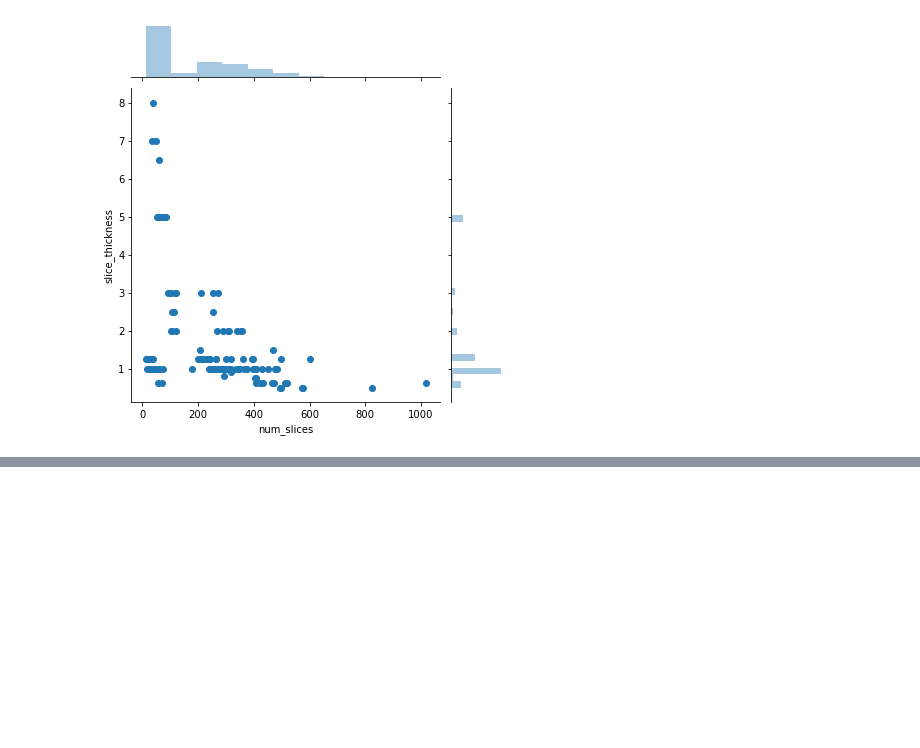
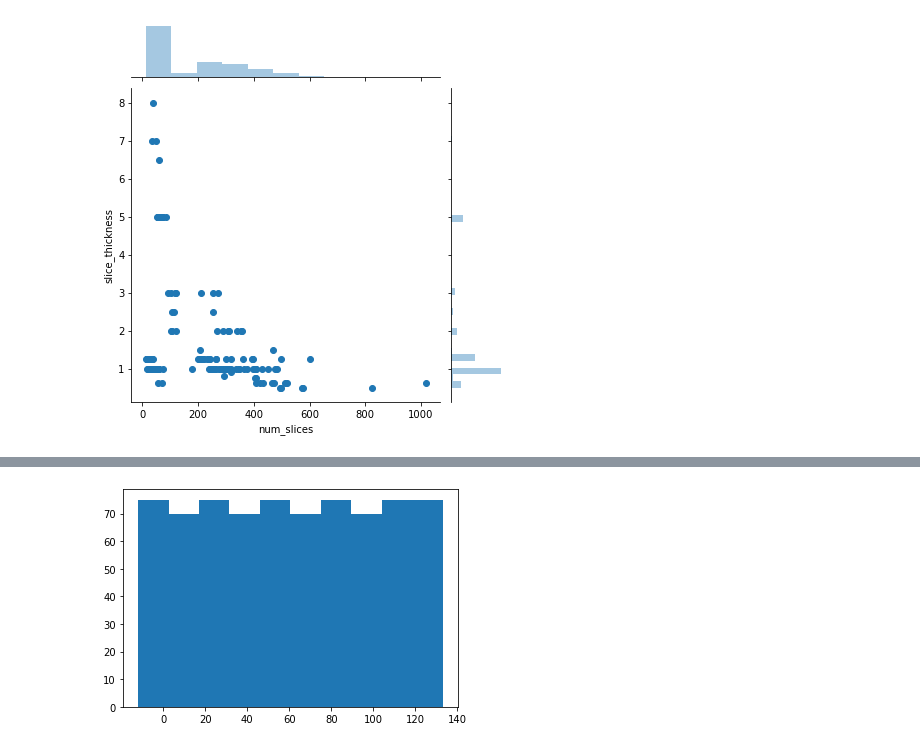
Before and after one commit to alibabaz/kaggle_osic_pulmonary_fibrosis, a Jupyter notebook: eda_viz_expo.ipynb, the cells around one changed output, grey strips where cells are left out. Saved outputs shown, nothing was run; the diff lists cells and outputs as text; code cells hidden in the pictures; blank space fills up the shorter version.

```diff
--- a/eda_viz_expo.ipynb
+++ b/eda_viz_expo.ipynb
@@ -207,0 +363,4 @@ sns.__version__
+# %%
+sample_sub.insert(1, 'week', submission_wks)
+# %%
+sample_sub = sample_sub.drop('Patient_Week', axis=1)
@@ -207,0 +425,4 @@ sns.__version__
+# %%
+plt.hist(sample_sub['Weeks']);
+# %% [output]
+[figure, added]
```
Also changed, not shown: parts of 36 cells of this notebook, 1 other file.
